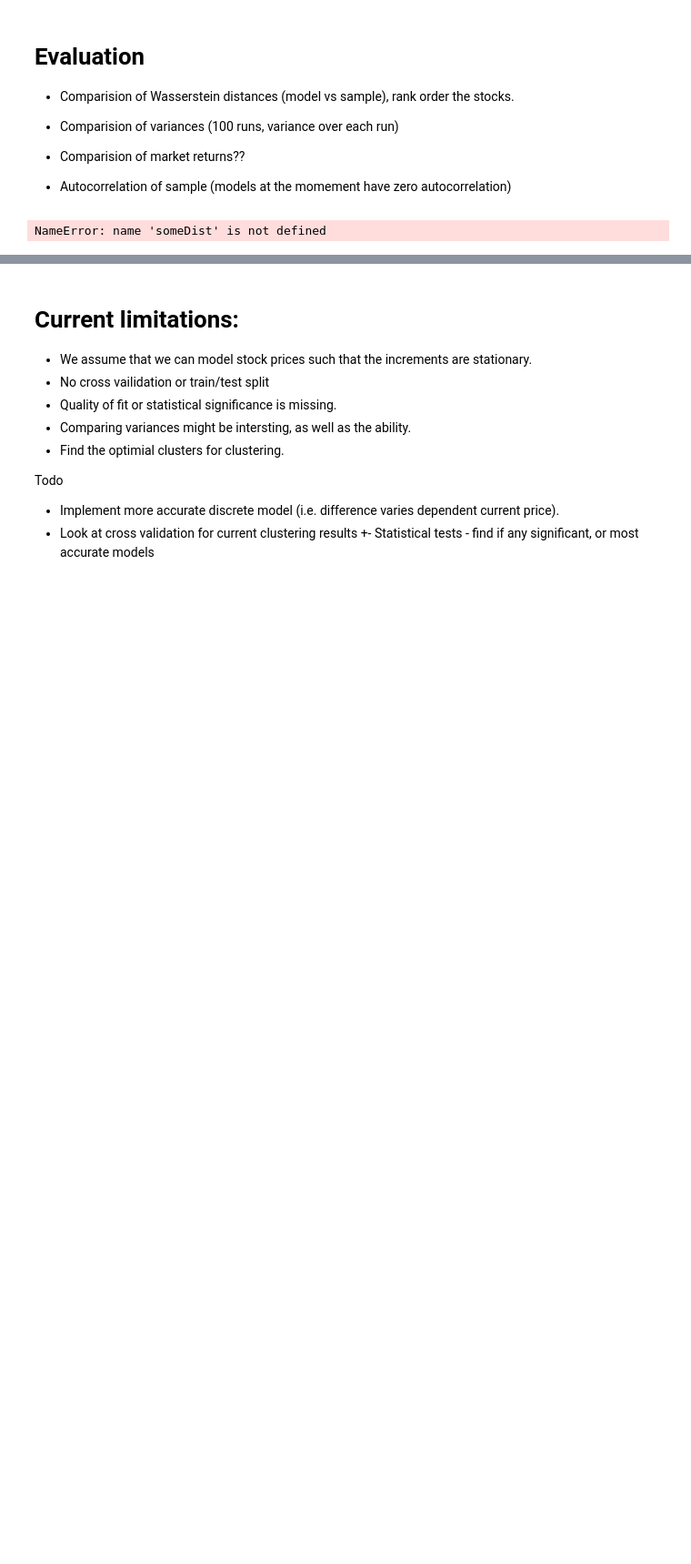
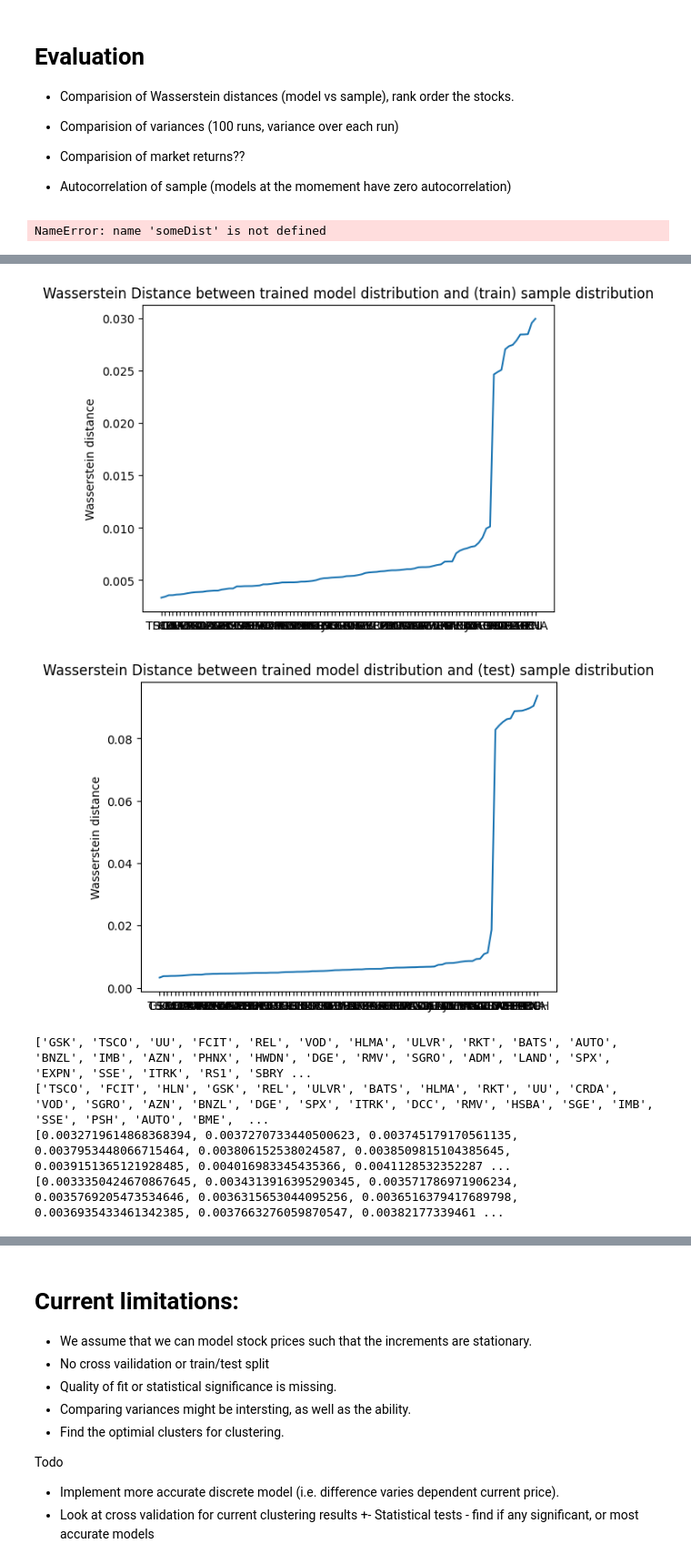
Before and after one commit to Jamesflynn1/FiniteMarketModel, a Jupyter notebook: EvaluateFit.ipynb, the cells around one changed output, grey strips where cells are left out. Shown: that part at 91% size. Cells and saved outputs as stored; diff of their text form; code cells hidden in the pictures; blank space fills up the shorter version.

```diff
--- a/EvaluateFit.ipynb
+++ b/EvaluateFit.ipynb
@@ -107,7 +114,9 @@ def calculateCentralClassElement(x, preds, classes):
 # %%
 def naiveFitMultinomialStock(stocksData, ticker : str, classes : int, linkage = "ward"):
 
-    data = stocksData[ticker].diff().dropna()["Price"].to_numpy()
+    #data = stocksData[ticker].diff().dropna()["Price"].to_numpy()
+    data = calculateChange(stocksData[ticker], "percentage").to_numpy()[1:]
+
 
     clust = AgglomerativeClustering(classes ,linkage=linkage)
     clust.fit(data.reshape(-1, 1))
@@ -227,8 +253,8 @@ for i in range(len(stocks["NWG"])):
 
 - Autocorrelation of sample (models at the momement have zero autocorrelation)
 # %%
-for i in range(len(tickers)):
-    wd = someDist(np.array(ftse100Market.history)[:,i], stocks[tickers[i]]["Price"])
+#for i in range(len(tickers)):
+#    wd = someDist(np.array(ftse100Market.history)[:,i], stocks[tickers[i]]["Price"])
 # %% [output]
 NameError: name 'someDist' is not defined
 # %%
@@ -237,7 +263,10 @@ acf = []
 
 lags = 5
 for i in range(len(tickers)):
-    realSample = stocks[tickers[i]]["Price"].diff().dropna()[1:]
+    #realSample = stocks[tickers[i]]["Price"].diff().dropna()[1:]
+    print(i)
+    realSample = calculateChange(test_stocks[ticker[i]], "percentage").to_numpy()[1:]
+
     diffACF = []
     for h in range(1,lags):
         diffACF.append(realSample.autocorr(lag=h))
@@ -284,0 +298,54 @@ print(sDistances[60:70])
+# %%
+#Issues with scale??
+trainWd = []
+testWd = []
+for i in range(len(tickers)):
+    stock = ftse100Market.assets[i]
+    #realSample = np.array(stocks[tickers[i]]["Price"].diff().dropna()[1:])
+    trainSample = calculateChange(train_stocks[tickers[i]], "percentage").to_numpy()[1:]
+    testSample = calculateChange(test_stocks[tickers[i]], "percentage").to_numpy()[1:]
+    trainWd.append([wasserstein_distance(u_values=stock.values, v_values=trainSample, u_weights=stock.probabilities,
+                                   v_weights=np.ones(len(trainSample))/len(trainSample)), tickers[i]])
+
+    testWd.append([wasserstein_distance(u_values=stock.values, v_values=testSample, u_weights=stock.probabilities,
+                                   v_weights=np.ones(len(testSample))/len(testSample)), tickers[i]])
+
+def distSort(e):
+    return float(e[0])
+
+trainWd.sort(key=distSort)
+testWd.sort(key=distSort)
+trainTickers = []
+testTickers = []
+trainDistances = []
+testDistances = []
+
+for item in trainWd:
+    trainTickers.append(item[1])
+    trainDistances.append(item[0])
+for item in testWd:
+    testTickers.append(item[1])
+    testDistances.append(item[0])
+
+plt.title("Wasserstein Distance between trained model distribution and (train) sample distribution")
+plt.ylabel("Wasserstein distance")
+plt.plot(trainTickers, trainDistances)
+plt.show()
+
+plt.title("Wasserstein Distance between trained model distribution and (test) sample distribution")
+plt.ylabel("Wasserstein distance")
+plt.plot(testTickers, testDistances)
+plt.show()
+
+print(testTickers)
+print(trainTickers)
+
+print(testDistances)
+print(trainDistances)
+# %% [output]
+[figure, added]
+[figure, added]
+['GSK', 'TSCO', 'UU', 'FCIT', 'REL', 'VOD', 'HLMA', 'ULVR', 'RKT', 'BATS', 'AUTO', 'BNZL', 'IMB', 'AZN', 'PHNX', 'HWDN', 'DGE', 'RMV', 'SGRO', 'ADM', 'LAND', 'SPX', 'EXPN', 'SSE', 'ITRK', 'RS1', 'SBRY ...
+['TSCO', 'FCIT', 'HLN', 'GSK', 'REL', 'ULVR', 'BATS', 'HLMA', 'RKT', 'UU', 'CRDA', 'VOD', 'SGRO', 'AZN', 'BNZL', 'DGE', 'SPX', 'ITRK', 'DCC', 'RMV', 'HSBA', 'SGE', 'IMB', 'SSE', 'PSH', 'AUTO', 'BME',  ...
+[0.0032719614868368394, 0.0037270733440500623, 0.003745179170561135, 0.0037953448066715464, 0.003806152538024587, 0.0038509815104385645, 0.0039151365121928485, 0.004016983345435366, 0.0041128532352287 ...
+[0.0033350424670867645, 0.0034313916395290345, 0.003571786971906234, 0.0035769205473534646, 0.0036315653044095256, 0.0036516379417689798, 0.0036935433461342385, 0.0037663276059870547, 0.00382177339461 ...
```
Also changed, not shown: parts of 12 cells of this notebook, 1 other file.
